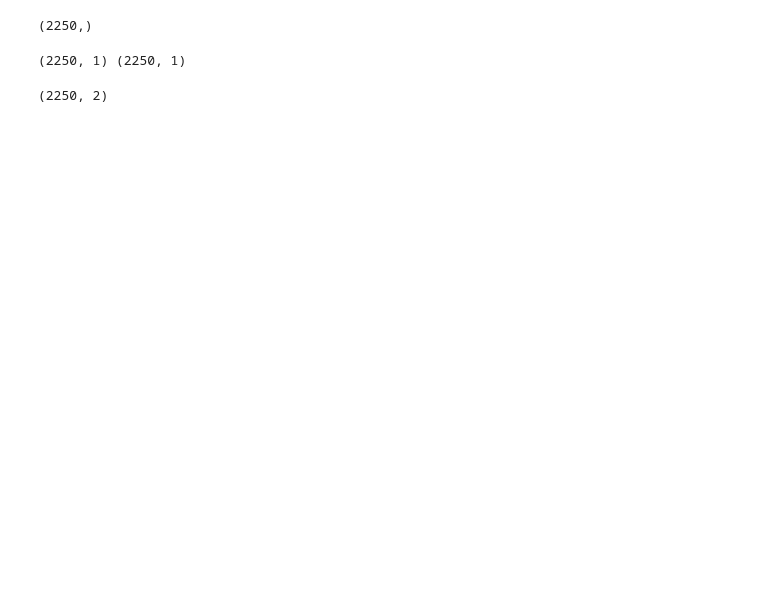
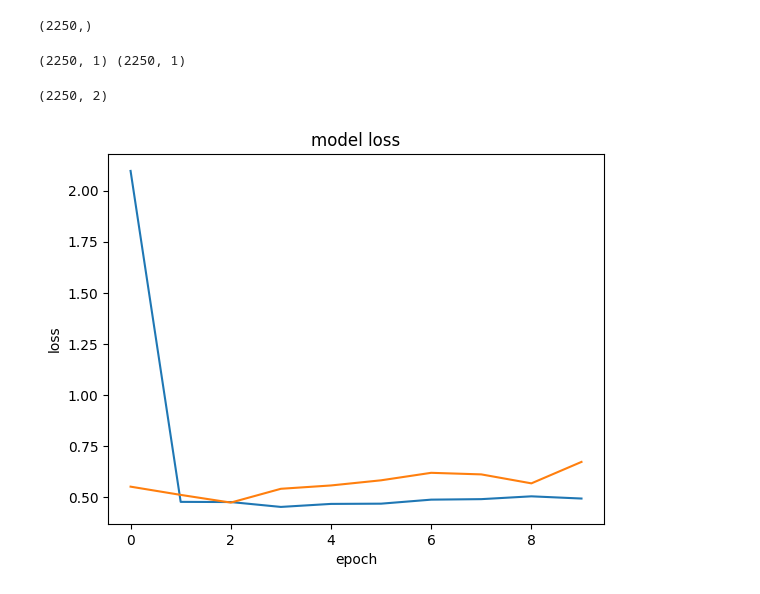
Before and after one commit to palswayam5/AI_generated_Images_Classifier, a Jupyter notebook: ViT.ipynb, the cells around one changed output. Drawn from its saved outputs; the diff is of its cells as text; code cells hidden in the pictures; blank space fills up the shorter version.

```diff
--- a/ViT.ipynb
+++ b/ViT.ipynb
@@ -35,8 +57,18 @@ print(X_train.shape,y_train.shape,X_val.shape,y_val.shape)
 (4200, 20, 20, 3) (4200, 1) (1050, 20, 20, 3) (1050, 1)
 # %% [markdown]
 Variables
+# %%
+def get_f1(y_true, y_pred): #taken from old keras source code
+    true_positives = K.sum(K.round(K.clip(y_true * y_pred, 0, 1)))
+    possible_positives = K.sum(K.round(K.clip(y_true, 0, 1)))
+    predicted_positives = K.sum(K.round(K.clip(y_pred, 0, 1)))
+    precision = true_positives / (predicted_positives + K.epsilon())
+    recall = true_positives / (possible_positives + K.epsilon())
+    f1_val = 2*(precision*recall)/(precision+recall+K.epsilon())
+    return f1_val
 # %%
 num_layers = 8 #repeating layers in a vision transformer
+num_epochs = 10
 input_shape = (20,20,3)
 patch_size = 4
 final_hidden_units = [2048,1024];
@@ -97,8 +129,8 @@ def vit_classifier():
 # %%
 model = vit_classifier()
 # %%
-model.compile(optimizer = 'Adam',loss = 'sparse_categorical_crossentropy',metrics = ['accuracy'])
+model.compile(optimizer = 'Adam',loss = 'sparse_categorical_crossentropy',metrics = [get_f1])
 # %%
-model.fit(X_train,y_train,validation_data = (X_val,y_val),epochs = 10)
+history = model.fit(X_train,y_train,validation_data = (X_val,y_val),epochs = num_epochs)
 # %% [output]
 Epoch 1/10
@@ -194,3 +225,12 @@ temp.shape
 submission = pd.DataFrame(temp,columns = ['id','labels'])
 # %%
 submission.to_csv('vit.csv')
+# %%
+plt.plot(history.history['loss'])
+plt.plot(history.history['val_loss'])
+plt.title('model loss')
+plt.xlabel('epoch')
+plt.ylabel('loss')
+plt.show()
+# %% [output]
+[figure, added]
```
Also changed, not shown: parts of 7 cells of this notebook.
